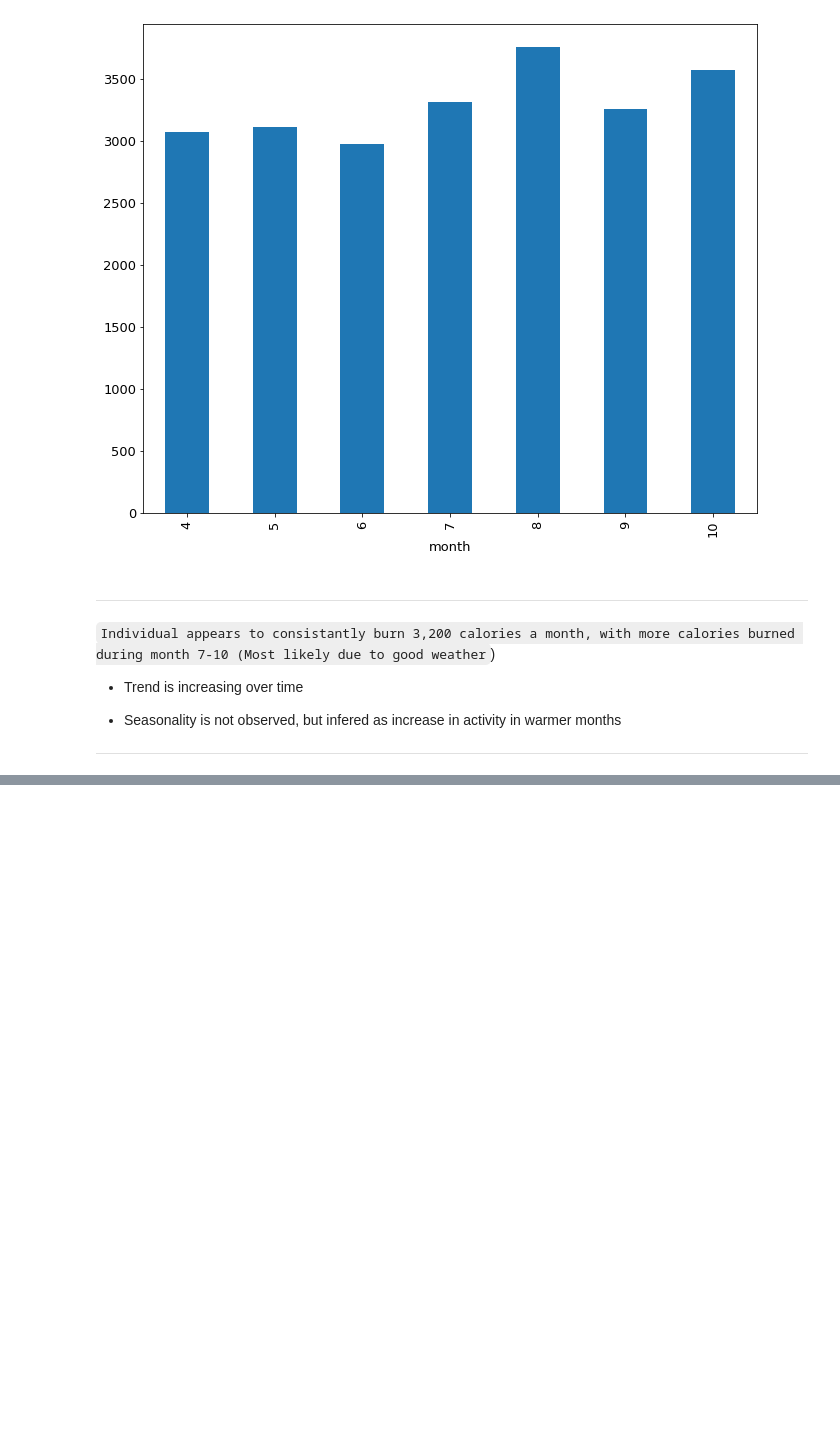
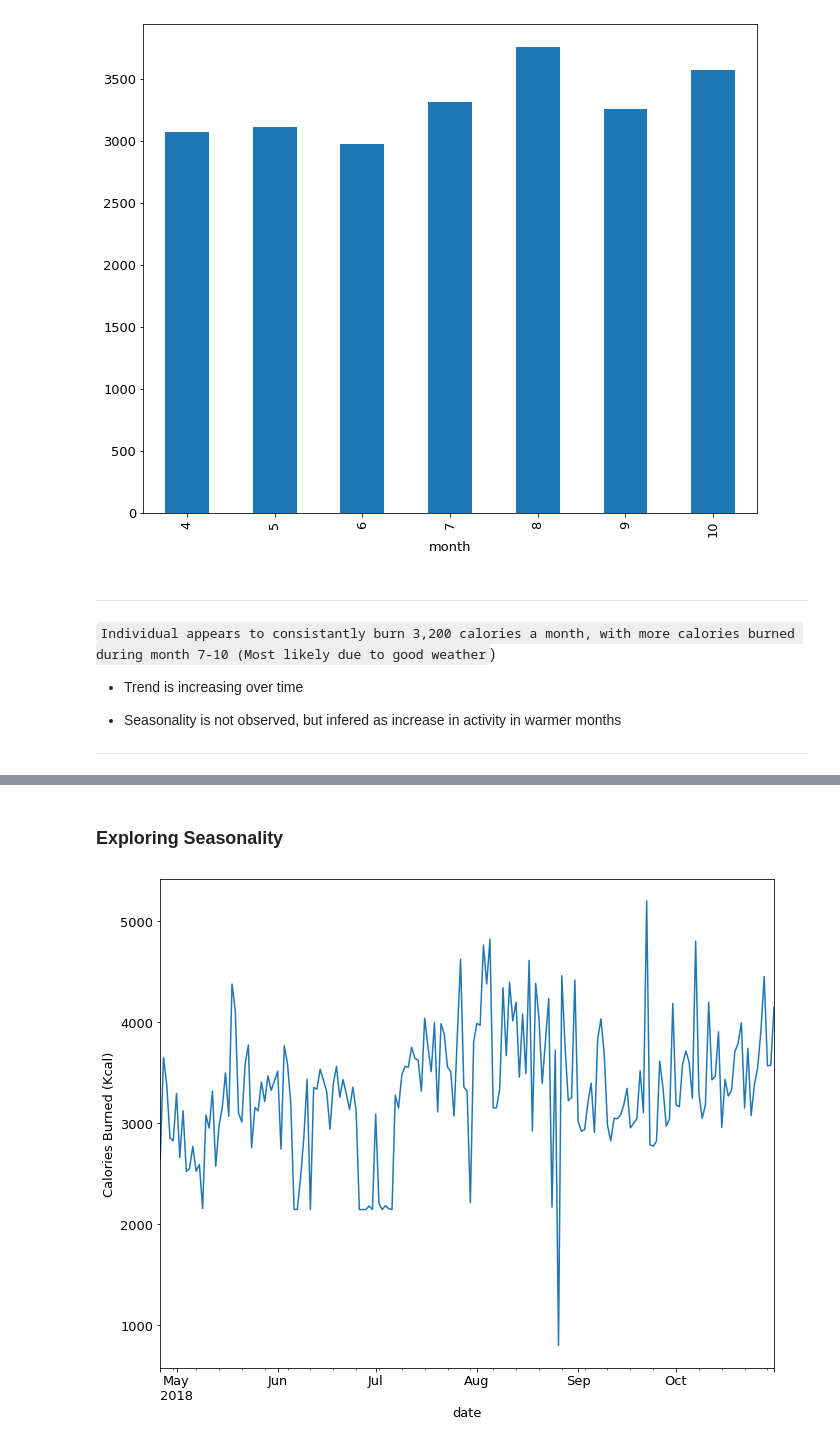
Before and after one commit to CSolitaire/time-series-exercises, a Jupyter notebook: project_explore.ipynb, the cells around one changed output, grey strips where cells are left out. Cells and saved outputs as stored; diff of their text form; code cells hidden in the pictures; blank space fills up the shorter version.

```diff
--- a/project_explore.ipynb
+++ b/project_explore.ipynb
@@ -222,0 +235,8 @@ plt.show()
+# %% [markdown]
+### Exploring Seasonality
+# %%
+# Big Picture
+ax = train.loc['2018','calories_burned'].plot()
+ax.set_ylabel('Calories Burned (Kcal)');
+# %% [output]
+[figure, added]
```
Also changed, not shown: parts of 45 cells of this notebook.
